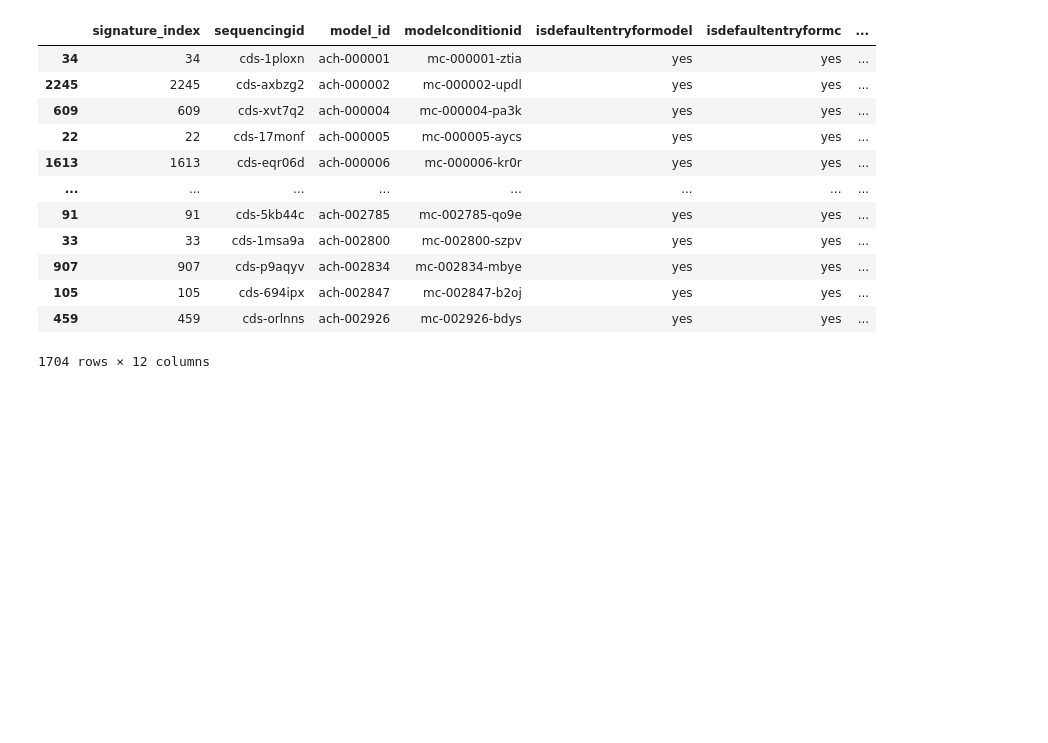
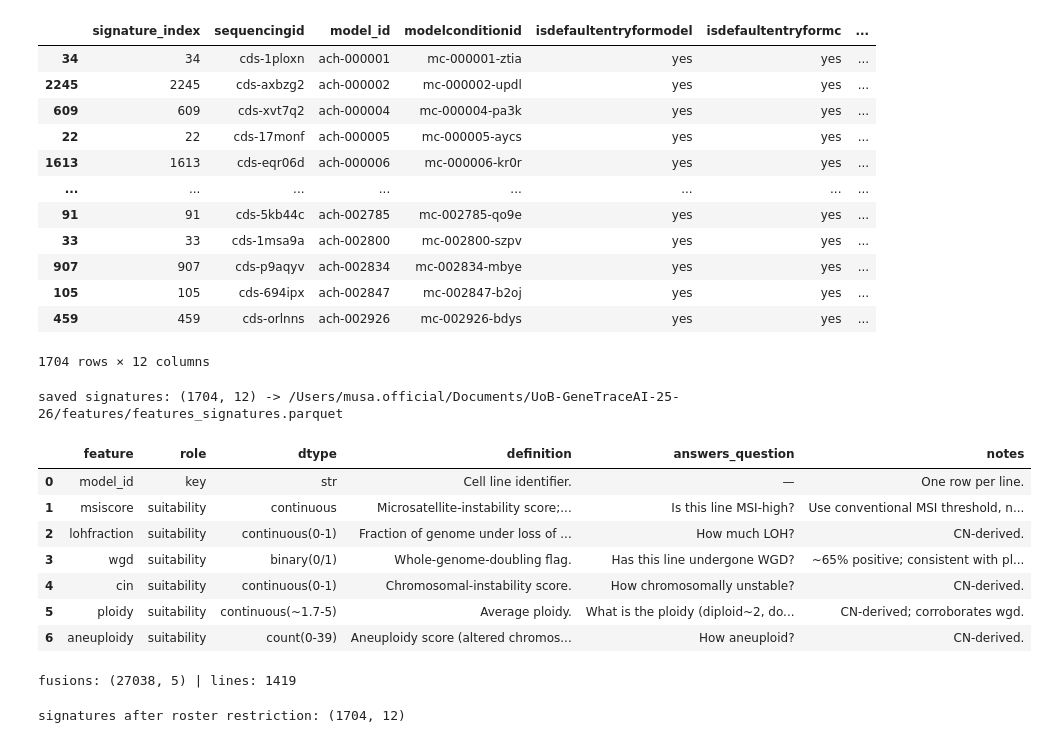
Before and after one commit to UoB-AstraZeneca-25-26/UoB-GeneTraceAI-25-26, a Jupyter notebook: src/Track - D/00_data_harmonisation_pipeline.ipynb, the cells around one changed output. Cells and saved outputs as stored; diff of their text form; code cells hidden in the pictures; blank space fills up the shorter version.

```diff
--- a/src/Track - D/00_data_harmonisation_pipeline.ipynb
+++ b/src/Track - D/00_data_harmonisation_pipeline.ipynb
@@ -2413,3 +2530,60 @@ sig_by_line
 | 105 | 105 | cds-694ipx | ach-002847 | mc-002847-b2oj | yes | yes | ... |
 | 459 | 459 | cds-orlnns | ach-002926 | mc-002926-bdys | yes | yes | ... |
 1704 rows × 12 columns
+# %%
+# --- signatures ---
+sig_by_line.to_parquet(OUT / "features_signatures.parquet", index=False)
+print("saved signatures:", sig_by_line.shape, "->", OUT / "features_signatures.parquet")
+# %% [output]
+saved signatures: (1704, 12) -> /Users/musa.official/Documents/UoB-GeneTraceAI-25-26/features/features_signatures.parquet
+# %%
+SIGNATURE_FEATURE_DICT = pd.DataFrame([
+    dict(feature="model_id", role="key", dtype="str",
+         definition="Cell line identifier.", answers_question="—", notes="One row per line."),
+    dict(feature="msiscore", role="suitability", dtype="continuous",
+         definition="Microsatellite-instability score; higher = more unstable.",
+         answers_question="Is this line MSI-high?",
+         notes="Use conventional MSI threshold, not a percentile."),
+    dict(feature="lohfraction", role="suitability", dtype="continuous(0-1)",
+         definition="Fraction of genome under loss of heterozygosity.",
+         answers_question="How much LOH?", notes="CN-derived."),
+    dict(feature="wgd", role="suitability", dtype="binary(0/1)",
+         definition="Whole-genome-doubling flag.",
+         answers_question="Has this line undergone WGD?",
+         notes="~65% positive; consistent with ploidy~3."),
+    dict(feature="cin", role="suitability", dtype="continuous(0-1)",
+         definition="Chromosomal-instability score.",
+         answers_question="How chromosomally unstable?", notes="CN-derived."),
+    dict(feature="ploidy", role="suitability", dtype="continuous(~1.7-5)",
+         definition="Average ploidy.",
+         answers_question="What is the ploidy (diploid~2, doubled~3-4)?",
+         notes="CN-derived; corroborates wgd."),
+    dict(feature="aneuploidy", role="suitability", dtype="count(0-39)",
+         definition="Aneuploidy score (altered chromosome arms).",
+         answers_question="How aneuploid?", notes="CN-derived."),
+])
+
+
+SIGNATURE_FEATURE_DICT.to_csv(OUT / "feature_dict_signatures.csv", index=False)
+# %%
+SIGNATURE_FEATURE_DICT
+# %% [output]
+|  | feature | role | dtype | definition | answers_question | notes |
+| 0 | model_id | key | str | Cell line identifier. | — | One row per line. |
+| 1 | msiscore | suitability | continuous | Microsatellite-instability score;... | Is this line MSI-high? | Use conventional MSI threshold, n... |
+| 2 | lohfraction | suitability | continuous(0-1) | Fraction of genome under loss of ... | How much LOH? | CN-derived. |
+| 3 | wgd | suitability | binary(0/1) | Whole-genome-doubling flag. | Has this line undergone WGD? | ~65% positive; consistent with pl... |
+| 4 | cin | suitability | continuous(0-1) | Chromosomal-instability score. | How chromosomally unstable? | CN-derived. |
+| 5 | ploidy | suitability | continuous(~1.7-5) | Average ploidy. | What is the ploidy (diploid~2, do... | CN-derived; corroborates wgd. |
+| 6 | aneuploidy | suitability | count(0-39) | Aneuploidy score (altered chromos... | How aneuploid? | CN-derived. |
+# %%
+print("fusions:", fus_by_pair.shape, "| lines:", fus_by_pair.model_id.nunique())
+# expect ~27,038 rows and ~1,419 lines
+# %% [output]
+fusions: (27038, 5) | lines: 1419
+# %%
+sig_by_line = sig_by_line[sig_by_line.model_id.str.lower().isin(
+    sample_info.model_id.str.lower())]
+print("signatures after roster restriction:", sig_by_line.shape)   # expect ~1704
+# %% [output]
+signatures after roster restriction: (1704, 12)
```
Also changed, not shown: parts of 8 cells of this notebook.
